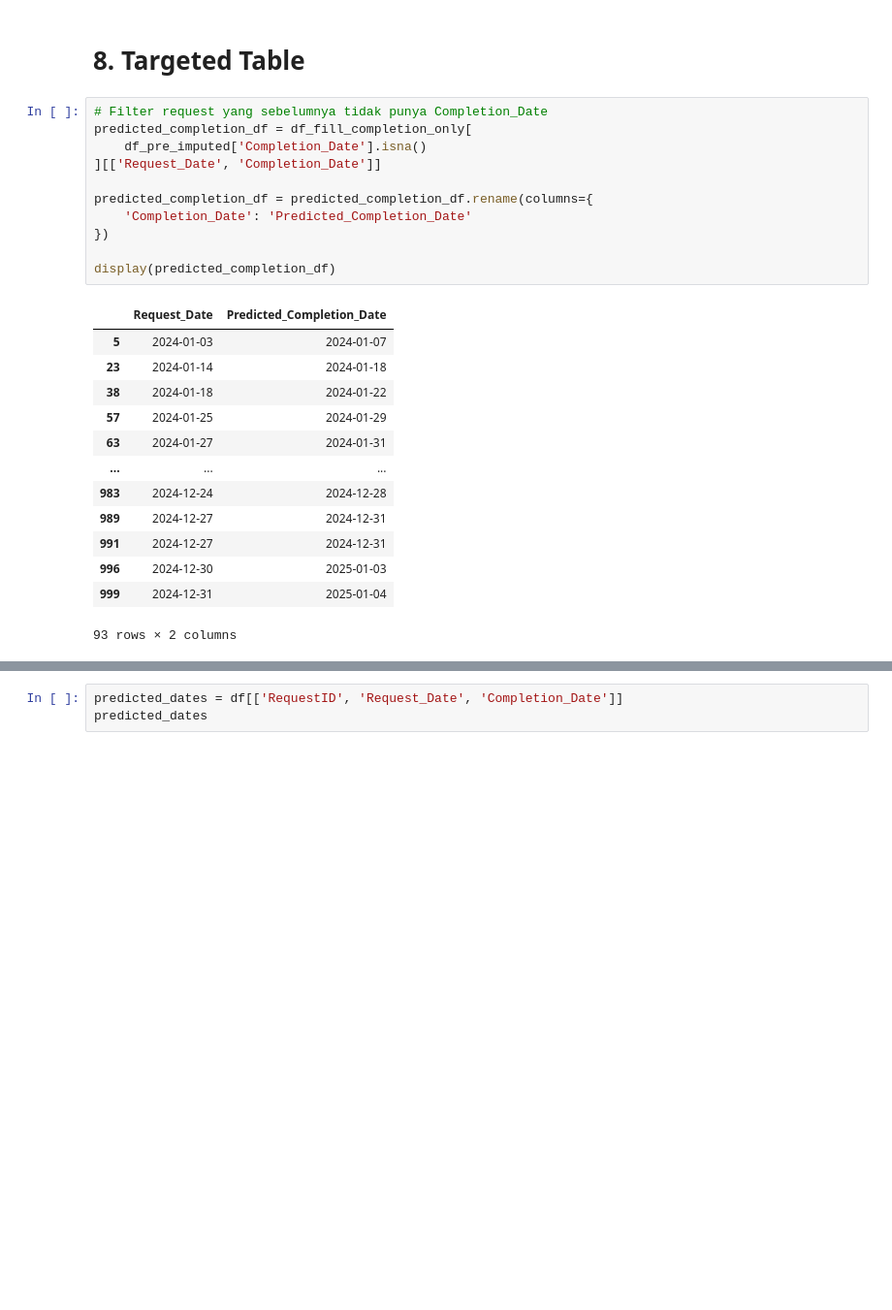
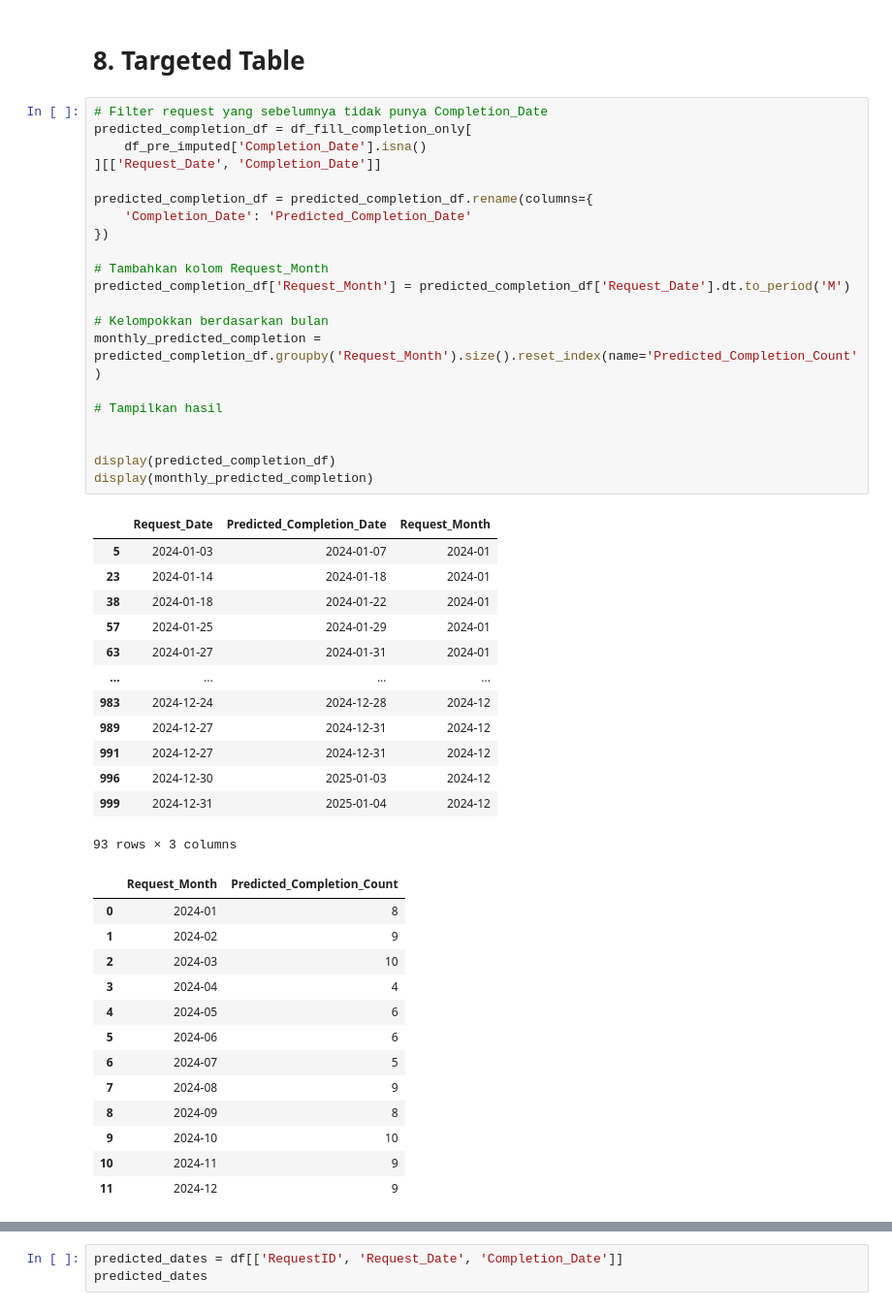
Before and after one commit to FadQode/Data_analysis, a Jupyter notebook: DS3.ipynb, the cells around one changed output, grey strips where cells are left out. Shown: that part at 97% size. Saved outputs shown, nothing was run; the diff lists cells and outputs as text; blank space fills up the shorter version.

```diff
--- a/DS3.ipynb
+++ b/DS3.ipynb
@@ -856,26 +874,49 @@ Ketiga PIC menunjukkan performa kerja yang serupa dan solid.
 # %%
 # Filter request yang sebelumnya tidak punya Completion_Date
 predicted_completion_df = df_fill_completion_only[
     df_pre_imputed['Completion_Date'].isna()
 ][['Request_Date', 'Completion_Date']]
 
 predicted_completion_df = predicted_completion_df.rename(columns={
     'Completion_Date': 'Predicted_Completion_Date'
 })
 
+# Tambahkan kolom Request_Month
+predicted_completion_df['Request_Month'] = predicted_completion_df['Request_Date'].dt.to_period('M')
+
+# Kelompokkan berdasarkan bulan
+monthly_predicted_completion = predicted_completion_df.groupby('Request_Month').size().reset_index(name='Predicted_Completion_Count')
+
+# Tampilkan hasil
+
+
 display(predicted_completion_df)
+display(monthly_predicted_completion)
 # %% [output]
-|  | Request_Date | Predicted_Completion_Date |
-| 5 | 2024-01-03 | 2024-01-07 |
-| 23 | 2024-01-14 | 2024-01-18 |
-| 38 | 2024-01-18 | 2024-01-22 |
-| 57 | 2024-01-25 | 2024-01-29 |
-| 63 | 2024-01-27 | 2024-01-31 |
-| ... | ... | ... |
-| 983 | 2024-12-24 | 2024-12-28 |
-| 989 | 2024-12-27 | 2024-12-31 |
-| 991 | 2024-12-27 | 2024-12-31 |
-| 996 | 2024-12-30 | 2025-01-03 |
-| 999 | 2024-12-31 | 2025-01-04 |
+|  | Request_Date | Predicted_Completion_Date | Request_Month |
+| 5 | 2024-01-03 | 2024-01-07 | 2024-01 |
+| 23 | 2024-01-14 | 2024-01-18 | 2024-01 |
+| 38 | 2024-01-18 | 2024-01-22 | 2024-01 |
+| 57 | 2024-01-25 | 2024-01-29 | 2024-01 |
+| 63 | 2024-01-27 | 2024-01-31 | 2024-01 |
+| ... | ... | ... | ... |
+| 983 | 2024-12-24 | 2024-12-28 | 2024-12 |
+| 989 | 2024-12-27 | 2024-12-31 | 2024-12 |
+| 991 | 2024-12-27 | 2024-12-31 | 2024-12 |
+| 996 | 2024-12-30 | 2025-01-03 | 2024-12 |
+| 999 | 2024-12-31 | 2025-01-04 | 2024-12 |
-93 rows × 2 columns
+93 rows × 3 columns
+|  | Request_Month | Predicted_Completion_Count |
+| 0 | 2024-01 | 8 |
+| 1 | 2024-02 | 9 |
+| 2 | 2024-03 | 10 |
+| 3 | 2024-04 | 4 |
+| 4 | 2024-05 | 6 |
+| 5 | 2024-06 | 6 |
+| 6 | 2024-07 | 5 |
+| 7 | 2024-08 | 9 |
+| 8 | 2024-09 | 8 |
+| 9 | 2024-10 | 10 |
+| 10 | 2024-11 | 9 |
+| 11 | 2024-12 | 9 |
 # %%
```
Also changed, not shown: parts of 35 cells of this notebook.
